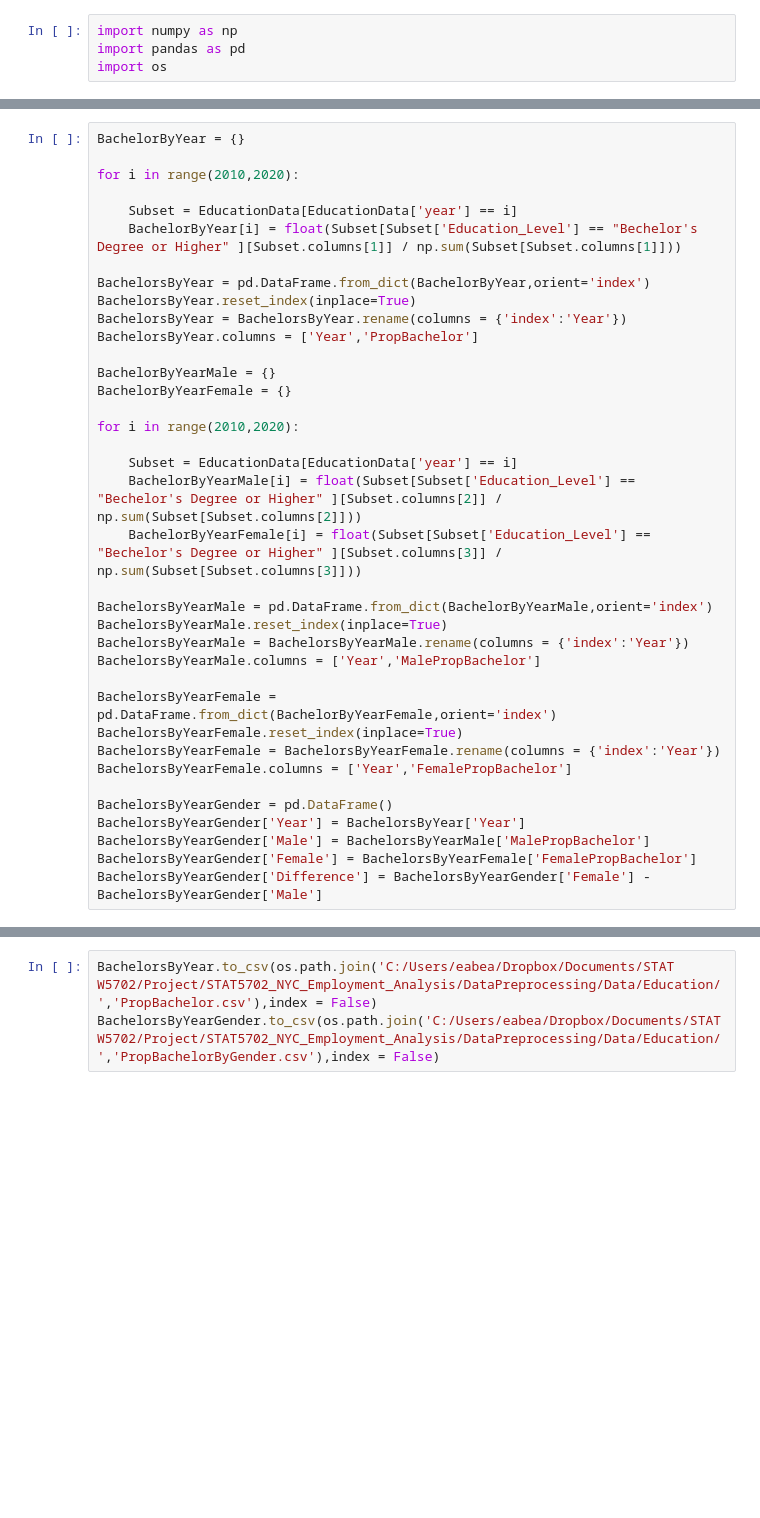
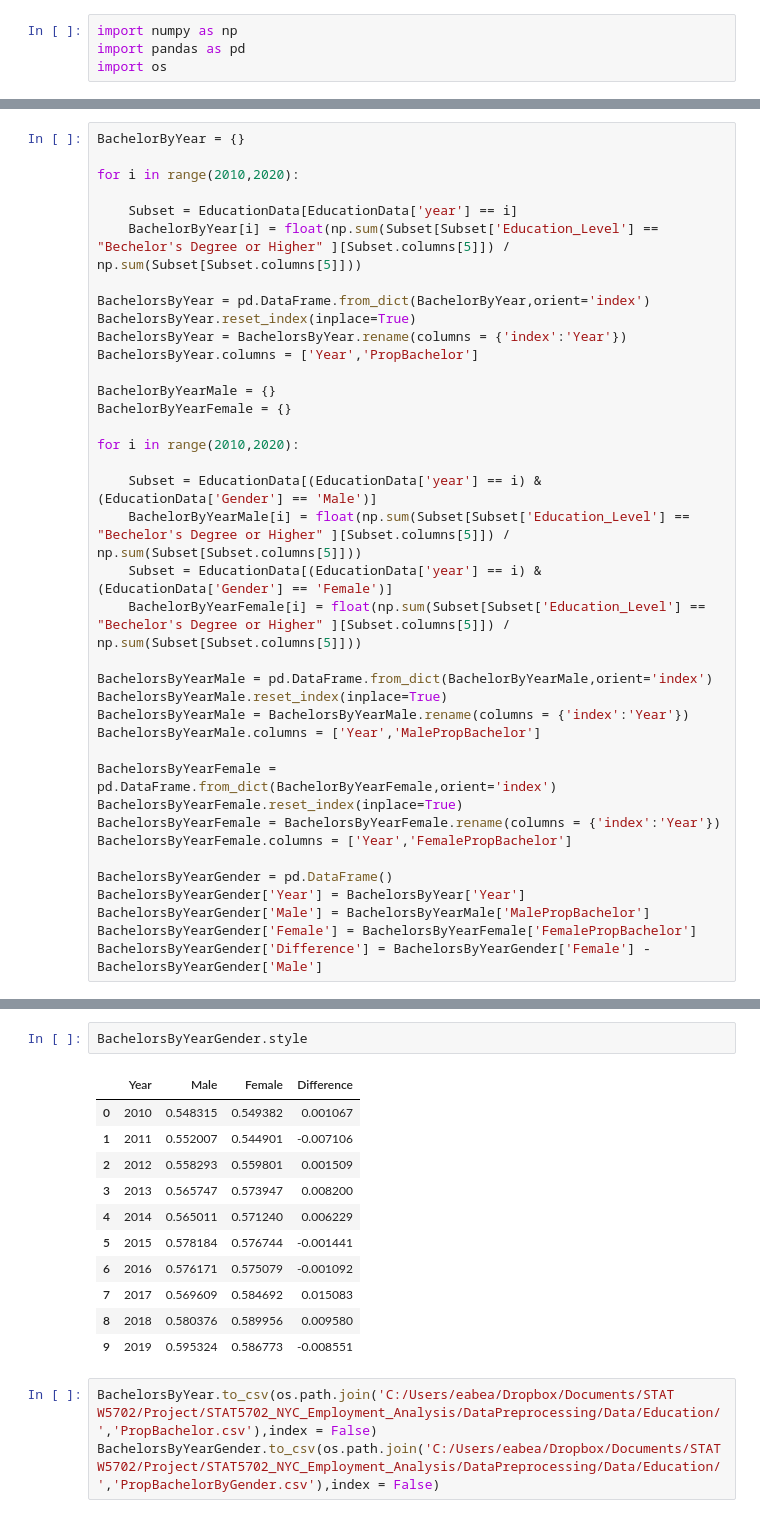
Before and after one commit to tracy3057/STAT5702_NYC_Employment_Analysis, a Jupyter notebook: DataPreprocessing/Code/education/ProportionBachelors.ipynb, the cells around one changed output, grey strips where cells are left out. Cells and saved outputs as stored; diff of their text form; blank space fills up the shorter version.

```diff
--- a/DataPreprocessing/Code/education/ProportionBachelors.ipynb
+++ b/DataPreprocessing/Code/education/ProportionBachelors.ipynb
@@ -30,7 +29,7 @@ BachelorByYear = {}
 for i in range(2010,2020):
 
     Subset = EducationData[EducationData['year'] == i]
-    BachelorByYear[i] = float(Subset[Subset['Education_Level'] == "Bechelor's Degree or Higher" ][Subset.columns[1]] / np.sum(Subset[Subset.columns[1]]))
+    BachelorByYear[i] = float(np.sum(Subset[Subset['Education_Level'] == "Bechelor's Degree or Higher" ][Subset.columns[5]]) / np.sum(Subset[Subset.columns[5]]))
 
 BachelorsByYear = pd.DataFrame.from_dict(BachelorByYear,orient='index')
 BachelorsByYear.reset_index(inplace=True)
@@ -42,9 +41,10 @@ BachelorByYearFemale = {}
 
 for i in range(2010,2020):
 
-    Subset = EducationData[EducationData['year'] == i]
-    BachelorByYearMale[i] = float(Subset[Subset['Education_Level'] == "Bechelor's Degree or Higher" ][Subset.columns[2]] / np.sum(Subset[Subset.columns[2]]))
-    BachelorByYearFemale[i] = float(Subset[Subset['Education_Level'] == "Bechelor's Degree or Higher" ][Subset.columns[3]] / np.sum(Subset[Subset.columns[3]]))
+    Subset = EducationData[(EducationData['year'] == i) & (EducationData['Gender'] == 'Male')]
+    BachelorByYearMale[i] = float(np.sum(Subset[Subset['Education_Level'] == "Bechelor's Degree or Higher" ][Subset.columns[5]]) / np.sum(Subset[Subset.columns[5]]))
+    Subset = EducationData[(EducationData['year'] == i) & (EducationData['Gender'] == 'Female')]
+    BachelorByYearFemale[i] = float(np.sum(Subset[Subset['Education_Level'] == "Bechelor's Degree or Higher" ][Subset.columns[5]]) / np.sum(Subset[Subset.columns[5]]))
 
 BachelorsByYearMale = pd.DataFrame.from_dict(BachelorByYearMale,orient='index')
 BachelorsByYearMale.reset_index(inplace=True)
@@ -64,3 +78,17 @@ BachelorsByYearGender['Difference'] = BachelorsByYearGender['Female'] - Bachelor
+# %%
+BachelorsByYearGender.style
+# %% [output]
+|  | Year | Male | Female | Difference |
+| 0 | 2010 | 0.548315 | 0.549382 | 0.001067 |
+| 1 | 2011 | 0.552007 | 0.544901 | -0.007106 |
+| 2 | 2012 | 0.558293 | 0.559801 | 0.001509 |
+| 3 | 2013 | 0.565747 | 0.573947 | 0.008200 |
+| 4 | 2014 | 0.565011 | 0.571240 | 0.006229 |
+| 5 | 2015 | 0.578184 | 0.576744 | -0.001441 |
+| 6 | 2016 | 0.576171 | 0.575079 | -0.001092 |
+| 7 | 2017 | 0.569609 | 0.584692 | 0.015083 |
+| 8 | 2018 | 0.580376 | 0.589956 | 0.009580 |
+| 9 | 2019 | 0.595324 | 0.586773 | -0.008551 |
 # %%
 BachelorsByYear.to_csv(os.path.join('C:/Users/eabea/Dropbox/Documents/STAT W5702/Project/STAT5702_NYC_Employment_Analysis/DataPreprocessing/Data/Education/','PropBachelor.csv'),index = False)
 BachelorsByYearGender.to_csv(os.path.join('C:/Users/eabea/Dropbox/Documents/STAT W5702/Project/STAT5702_NYC_Employment_Analysis/DataPreprocessing/Data/Education/','PropBachelorByGender.csv'),index = False)
```
Also changed, not shown: parts of 2 cells of this notebook, 7 other files.
